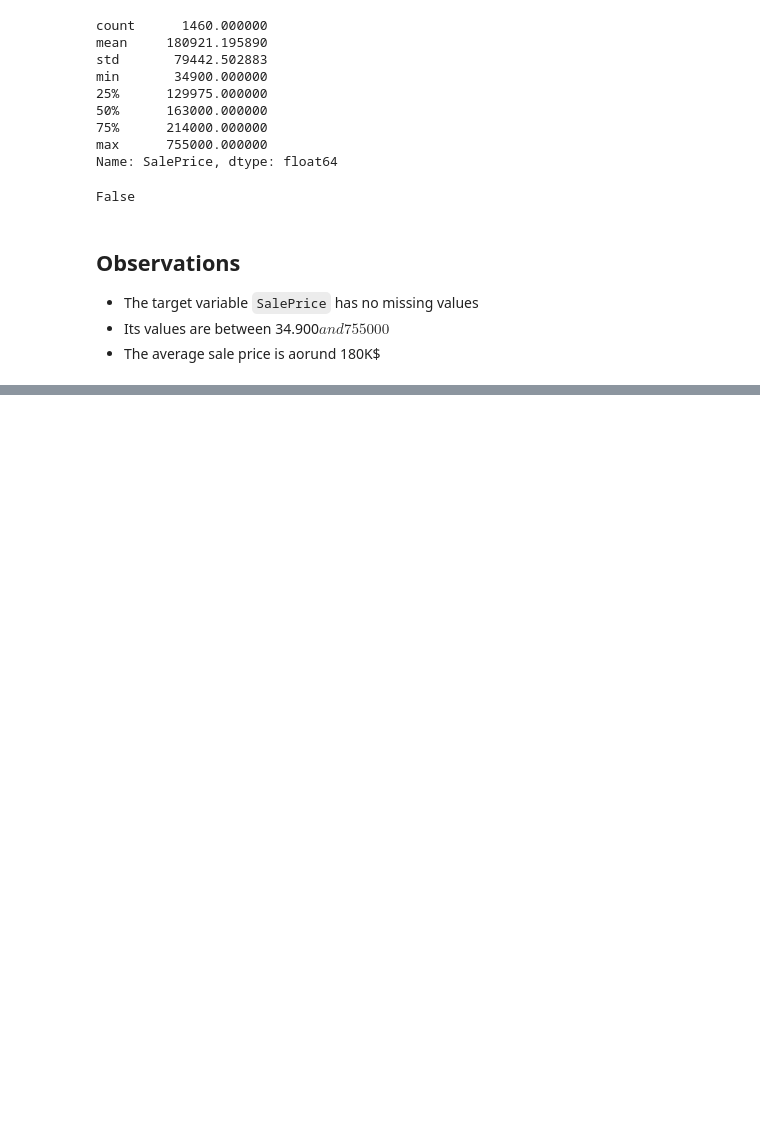
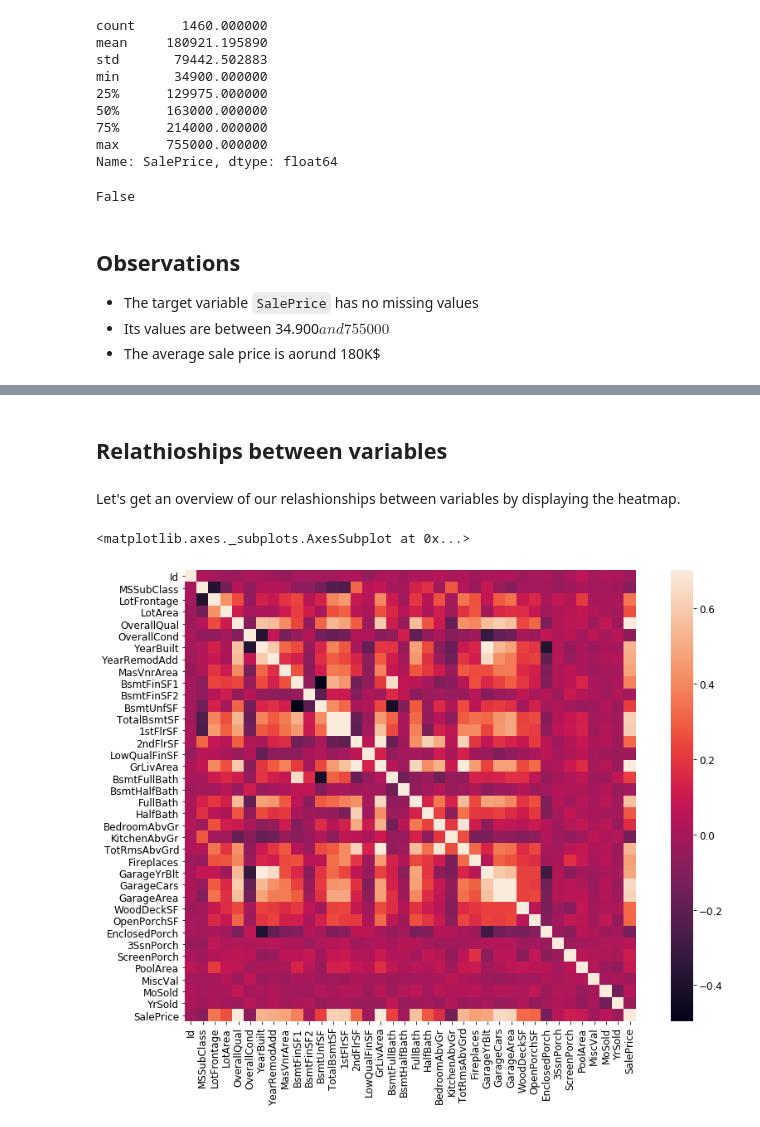
Before and after one commit to lohiermichael/house-prices-prediction, a Jupyter notebook: notebooks/1.data_analysis.ipynb, the cells around one changed output, grey strips where cells are left out. Cells and saved outputs as stored; diff of their text form; code cells hidden in the pictures; blank space fills up the shorter version.

```diff
--- a/notebooks/1.data_analysis.ipynb
+++ b/notebooks/1.data_analysis.ipynb
@@ -286,0 +352,12 @@ False
+# %% [markdown]
+## Relathioships between variables
+# %% [markdown]
+Let's get an overview of our relashionships between variables by displaying the heatmap.
+# %%
+#correlation matrix
+corrmat = data.corr()
+fig, ax = plt.subplots(figsize=(15, 10))
+sns.heatmap(corrmat, vmax= 0.7, square=True)
+# %% [output]
+<matplotlib.axes._subplots.AxesSubplot at 0x...>
+[figure, added]
```
Also changed, not shown: parts of 18 cells of this notebook, 1 other file.
